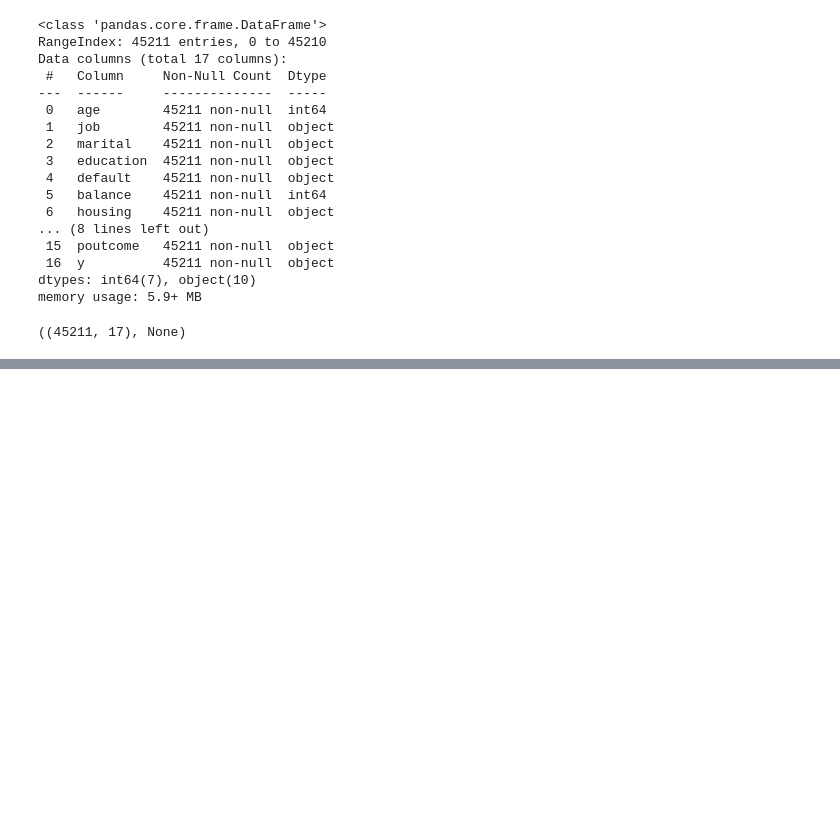
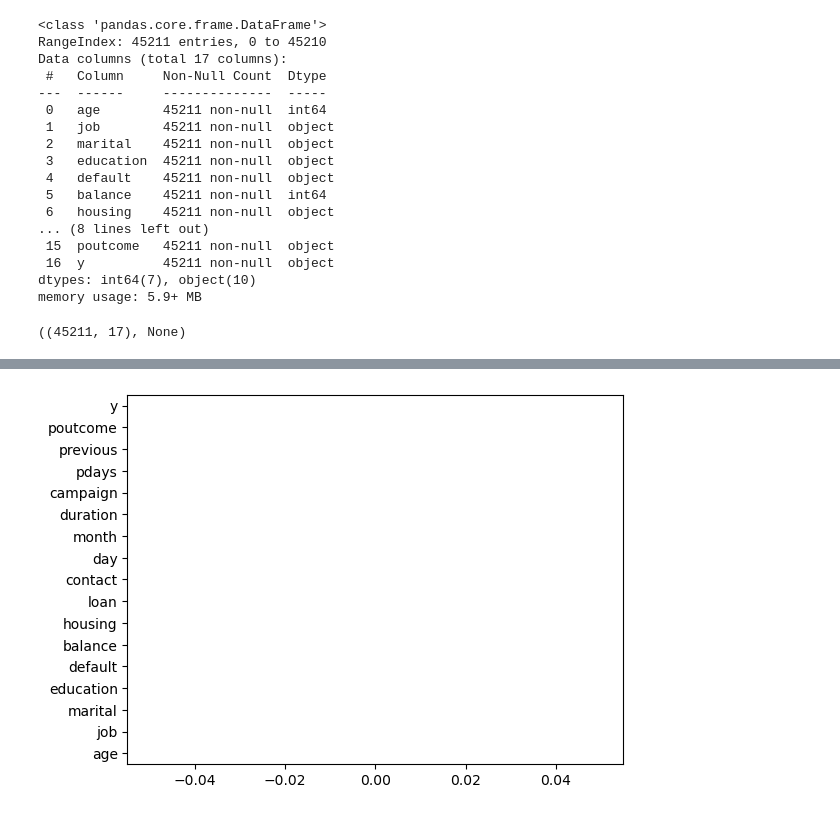
Before and after one commit to ankitmandhare1111/bankmarketing_MLModel, a Jupyter notebook: Model.ipynb, the cells around one changed output, grey strips where cells are left out. Drawn from its saved outputs; the diff is of its cells as text; code cells hidden in the pictures; blank space fills up the shorter version.

```diff
--- a/Model.ipynb
+++ b/Model.ipynb
@@ -84,0 +101,4 @@ memory usage: 5.9+ MB
+# %%
+#encoding target colunm
+
+df['y']= df['y'].replace({'no':0,'yes':1})
@@ -84,0 +112,2 @@ memory usage: 5.9+ MB
+# %%
+df['default']= df['default'].replace({'no':0,'yes':1})
@@ -84,0 +123,8 @@ memory usage: 5.9+ MB
+# %%
+#encoding housing column
+
+df['housing']= df['housing'].replace({'no':0,'yes':1})
+# %%
+#encoding loan column
+
+df['loan']= df['loan'].replace({'no':0,'yes':1})
@@ -84,0 +237,7 @@ memory usage: 5.9+ MB
+# %%
+#checking missing info if any
+
+df.isnull().sum().plot(kind='barh')
+plt.show()
+# %% [output]
+[figure, added]
```
Also changed, not shown: parts of 33 cells of this notebook.
